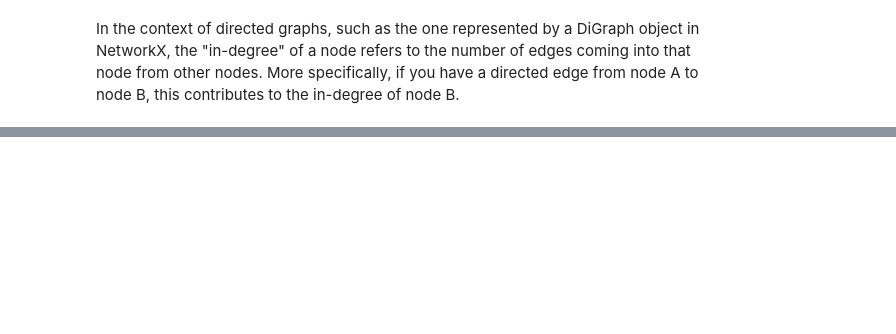
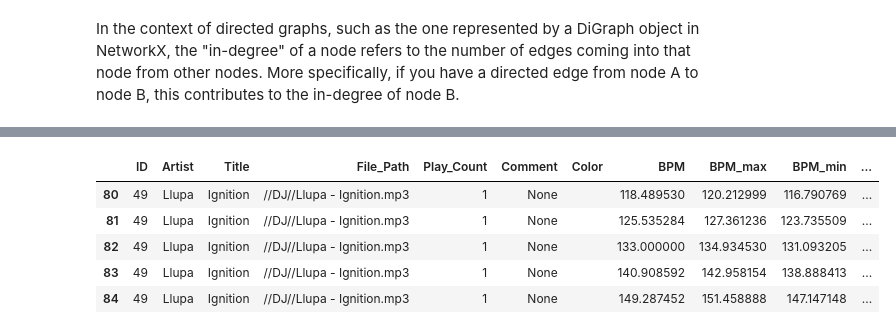
Before and after one commit to csipapicsa/OrganicMixSelector, a Jupyter notebook: work.ipynb, the cells around one changed output, grey strips where cells are left out. Saved outputs shown, nothing was run; the diff lists cells and outputs as text; code cells hidden in the pictures; blank space fills up the shorter version.

```diff
--- a/work.ipynb
+++ b/work.ipynb
@@ -453,0 +379,9 @@ M3U playlist created as 'playlist.m3u'.
+# %%
+df_combined[df_combined.ID == 49]
+# %% [output]
+|  | ID | Artist | Title | File_Path | Play_Count | Comment | Color | BPM | BPM_max | BPM_min | ... |
+| 80 | 49 | Llupa | Ignition | //DJ//Llupa - Ignition.mp3 | 1 | None |  | 118.489530 | 120.212999 | 116.790769 | ... |
+| 81 | 49 | Llupa | Ignition | //DJ//Llupa - Ignition.mp3 | 1 | None |  | 125.535284 | 127.361236 | 123.735509 | ... |
+| 82 | 49 | Llupa | Ignition | //DJ//Llupa - Ignition.mp3 | 1 | None |  | 133.000000 | 134.934530 | 131.093205 | ... |
+| 83 | 49 | Llupa | Ignition | //DJ//Llupa - Ignition.mp3 | 1 | None |  | 140.908592 | 142.958154 | 138.888413 | ... |
+| 84 | 49 | Llupa | Ignition | //DJ//Llupa - Ignition.mp3 | 1 | None |  | 149.287452 | 151.458888 | 147.147148 | ... |
```
Also changed, not shown: parts of 27 cells of this notebook, 36 other files.
